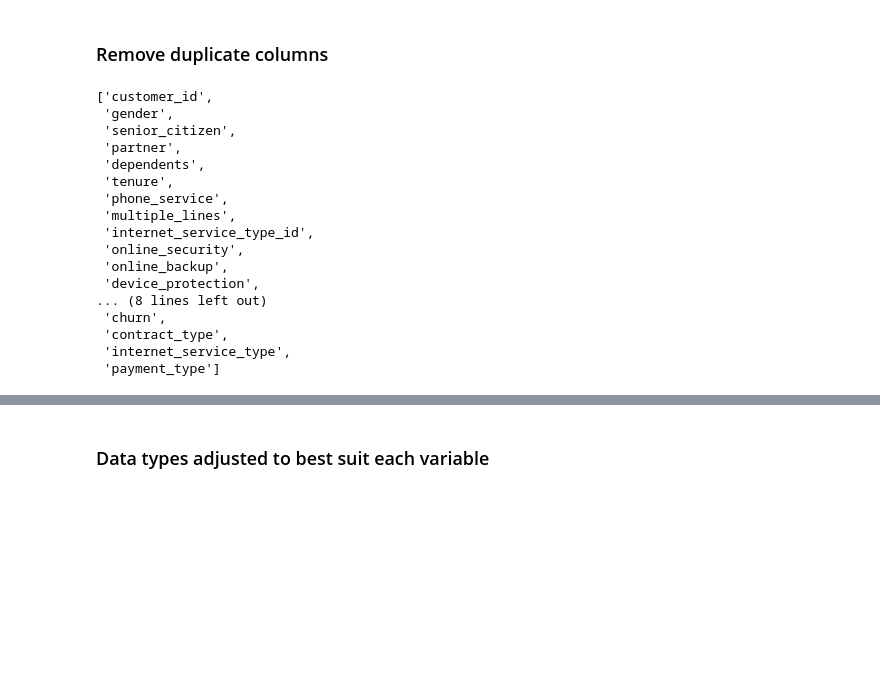
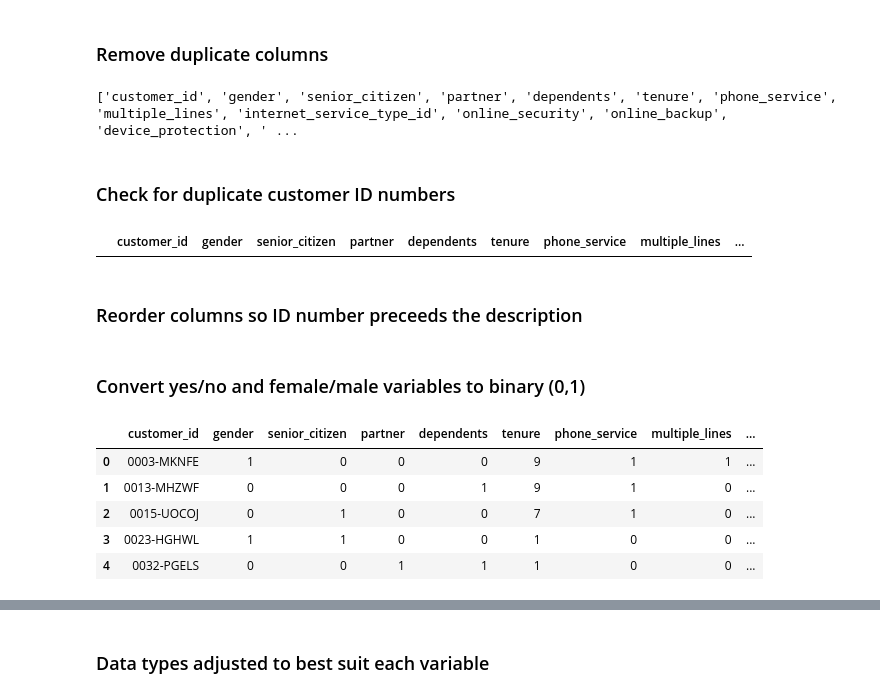
Before and after one commit to soslin/telco-churn-project, a Jupyter notebook: telco_customer_churn.ipynb, the cells around one changed output, grey strips where cells are left out. Cells and saved outputs as stored; diff of their text form; code cells hidden in the pictures; blank space fills up the shorter version.

```diff
--- a/telco_customer_churn.ipynb
+++ b/telco_customer_churn.ipynb
@@ -119,22 +119,15 @@ memory usage: 1.5+ MB
 df_t = df_t.loc[:,~df_t.columns.duplicated()]
 # %%
 cols = df_t.columns.tolist() #3 columns used for data join have been eliminated
-cols
+print(cols, end = " ")
 # %% [output]
-['customer_id',
- 'gender',
- 'senior_citizen',
- 'partner',
- 'dependents',
- 'tenure',
- 'phone_service',
- 'multiple_lines',
- 'internet_service_type_id',
- 'online_security',
- 'online_backup',
- 'device_protection',
-... (8 lines left out)
- 'churn',
- 'contract_type',
- 'internet_service_type',
- 'payment_type']
+['customer_id', 'gender', 'senior_citizen', 'partner', 'dependents', 'tenure', 'phone_service', 'multiple_lines', 'internet_service_type_id', 'online_security', 'online_backup', 'device_protection', ' ...
+# %% [markdown]
+### Check for duplicate customer ID numbers
+# %%
+duplicateRowsDF = df_t[df_t.duplicated(['customer_id'])]
+duplicateRowsDF.head()
+# %% [output]
+|  | customer_id | gender | senior_citizen | partner | dependents | tenure | phone_service | multiple_lines | ... |
+# %% [markdown]
+### Reorder columns so ID number preceeds the description
@@ -140,0 +140,19 @@ cols
+# %% [markdown]
+### Convert yes/no and female/male variables to binary (0,1)
+# %%
+df_t.replace(to_replace=['No', 'Yes'], value=[0, 1], inplace = True)
+# %%
+df_t.replace(to_replace=['No phone service'], value=[0], inplace = True) #convert 'No phone service to 0'
+# %%
+df_t.replace(to_replace=['Female', 'Male'], value=[0, 1], inplace = True)
+# %%
+df_t.replace(to_replace=['No internet service'], value=[0], inplace = True)
+# %%
+df_t.head()
+# %% [output]
+|  | customer_id | gender | senior_citizen | partner | dependents | tenure | phone_service | multiple_lines | ... |
+| 0 | 0003-MKNFE | 1 | 0 | 0 | 0 | 9 | 1 | 1 | ... |
+| 1 | 0013-MHZWF | 0 | 0 | 0 | 1 | 9 | 1 | 0 | ... |
+| 2 | 0015-UOCOJ | 0 | 1 | 0 | 0 | 7 | 1 | 0 | ... |
+| 3 | 0023-HGHWL | 1 | 1 | 0 | 0 | 1 | 0 | 0 | ... |
+| 4 | 0032-PGELS | 0 | 0 | 1 | 1 | 1 | 0 | 0 | ... |
```
Also changed, not shown: parts of 4 cells of this notebook.
